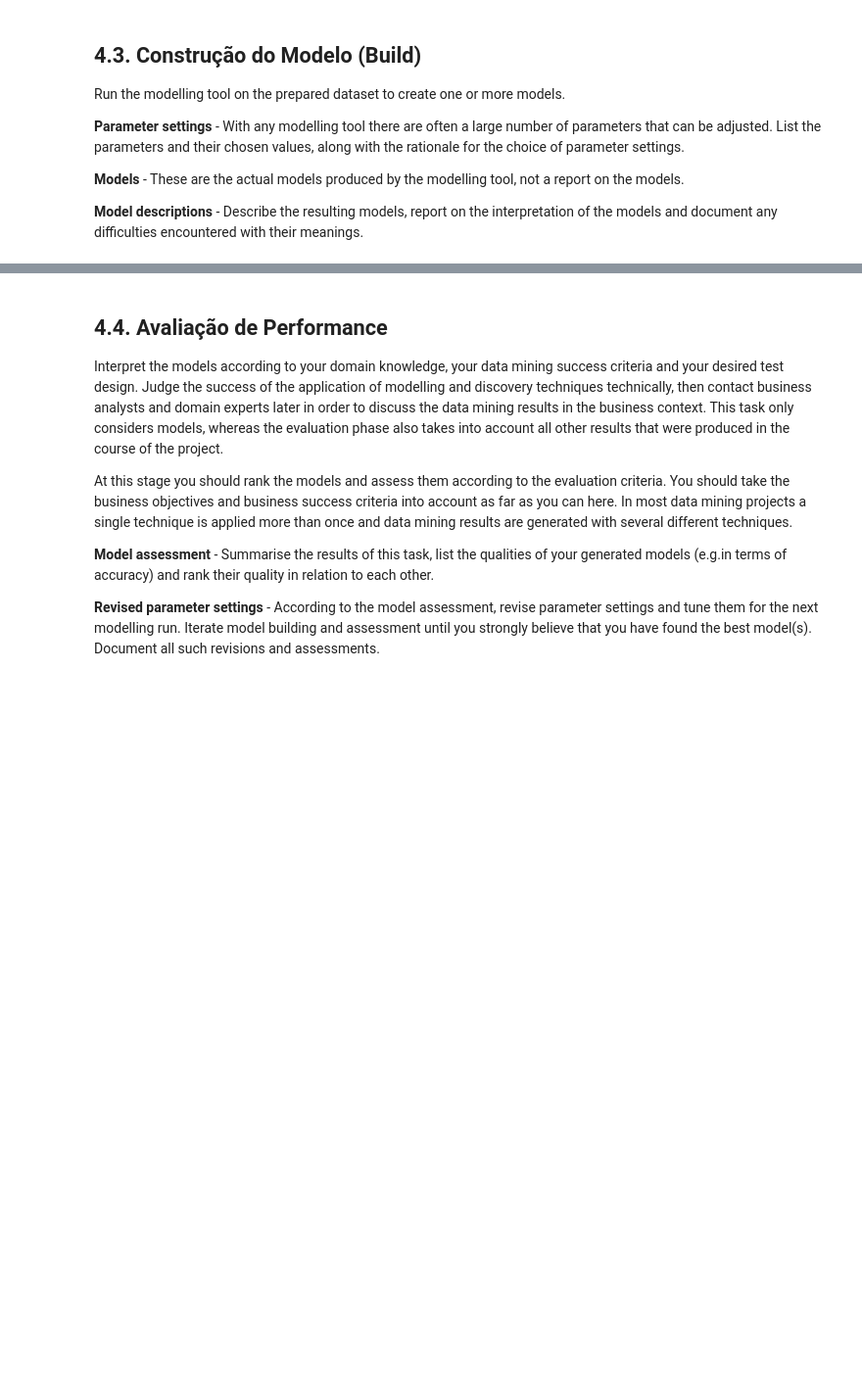
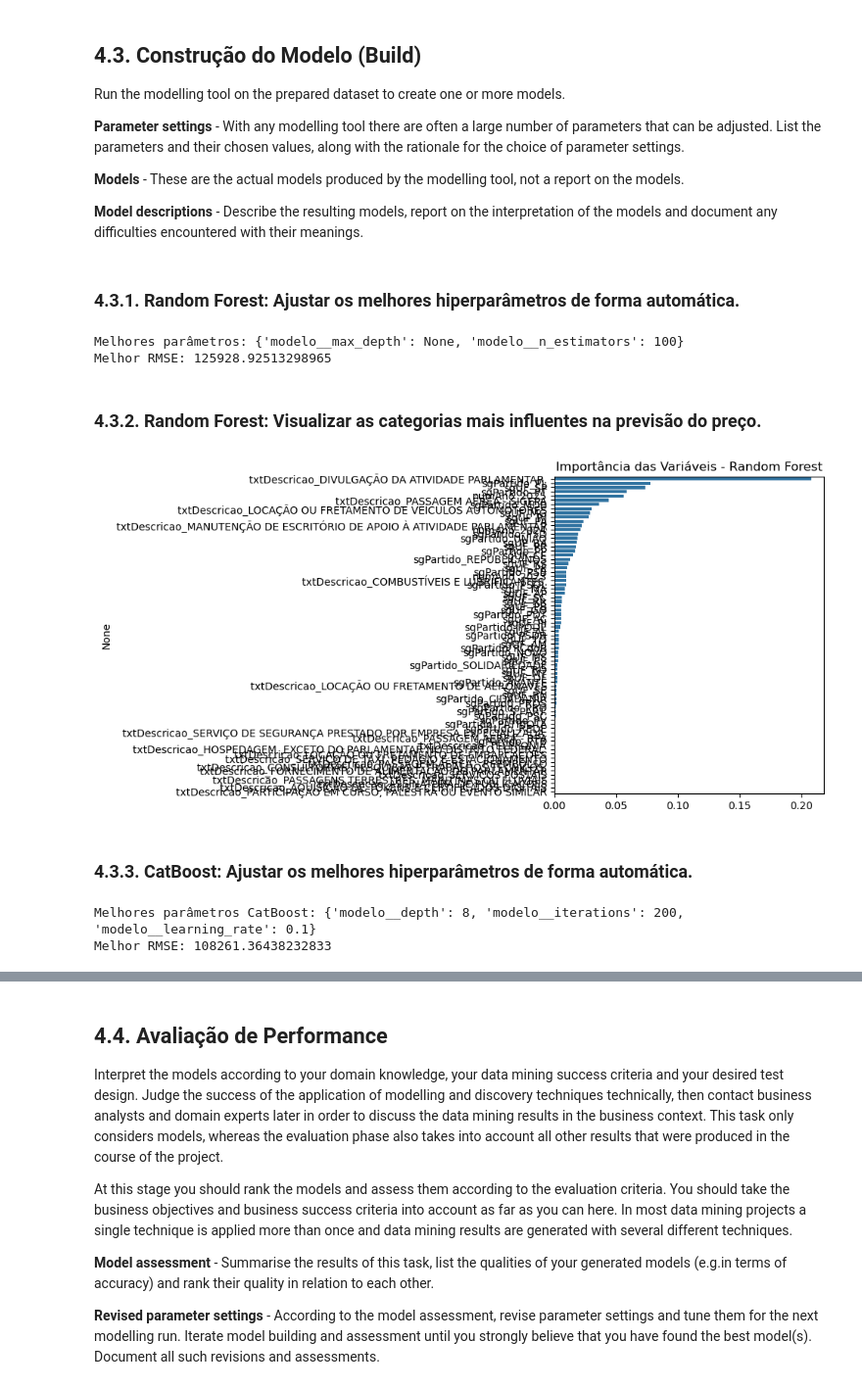
Before and after one commit to paulolmachado/ProjetoFinalCeub, a Jupyter notebook: Projeto_Final.ipynb, the cells around one changed output, grey strips where cells are left out. Shown at 98% size. Cells and saved outputs as stored; diff of their text form; code cells hidden in the pictures; blank space fills up the shorter version.

Commit message:
Modelos de dados treinados e comparados

```diff
--- a/Projeto_Final.ipynb
+++ b/Projeto_Final.ipynb
@@ -815,3 +818,68 @@ Run the modelling tool on the prepared dataset to create one or more models.
 **Models** - These are the actual models produced by the modelling tool, not a report on the models.
 
 **Model descriptions** - Describe the resulting models, report on the interpretation of the models and document any difficulties encountered with their meanings.
+# %% [markdown]
+### 4.3.1. Random Forest: Ajustar os melhores hiperparâmetros de forma automática.
+# %%
+param_grid = {
+    'modelo__n_estimators': [50, 100],
+    'modelo__max_depth': [None, 5, 10]
+}
+
+grid_rf = GridSearchCV(pipeline_rf, param_grid, cv=3, scoring='neg_root_mean_squared_error')
+grid_rf.fit(X_train, y_train)
+
+print("Melhores parâmetros:", grid_rf.best_params_)
+print("Melhor RMSE:", -grid_rf.best_score_)
+# %% [output]
+Melhores parâmetros: {'modelo__max_depth': None, 'modelo__n_estimators': 100}
+Melhor RMSE: 125928.92513298965
+# %% [markdown]
+### 4.3.2. Random Forest: Visualizar as categorias mais influentes na previsão do preço.
+# %%
+# Importância das features (após o one-hot encoding)
+modelo_treinado = grid_rf.best_estimator_.named_steps['modelo']
+nomes_features = grid_rf.best_estimator_.named_steps['preprocessamento'].transformers_[0][1].get_feature_names_out(categorical_cols)
+
+importancias = pd.Series(modelo_treinado.feature_importances_, index=nomes_features).sort_values(ascending=False)
+
+# Visualização
+plt.figure(figsize=(10, 5))
+sns.barplot(x=importancias.values, y=importancias.index)
+plt.title("Importância das Variáveis - Random Forest")
+plt.tight_layout()
+plt.show()
+# %% [output]
+[figure, added]
+# %% [markdown]
+### 4.3.3. CatBoost: Ajustar os melhores hiperparâmetros de forma automática.
+# %%
+# Ajustando pipeline para uso com GridSearchCV
+# Precisamos criar uma função para embutir o Pool do CatBoost, já que ele lida com categorias internamente
+class CatBoostPipeline(Pipeline):
+    def fit(self, X, y=None, **fit_params):
+        # Identifica colunas categóricas por índice
+        cat_features = [X.columns.get_loc(col) for col in X.select_dtypes(include='object').columns]
+        self.steps[-1][1].fit(X, y, cat_features=cat_features)
+        return self
+
+    def predict(self, X, **predict_params):
+        return self.steps[-1][1].predict(X)
+
+# Novo pipeline com CatBoost
+pipeline_cb = CatBoostPipeline(steps=[('modelo', CatBoostRegressor(verbose=0))])
+
+param_grid_cb = {
+    'modelo__depth': [4, 6, 8],
+    'modelo__learning_rate': [0.01, 0.1],
+    'modelo__iterations': [100, 200]
+}
+
+grid_cb = GridSearchCV(pipeline_cb, param_grid_cb, cv=3, scoring='neg_root_mean_squared_error')
+grid_cb.fit(X_train, y_train)
+
+print("Melhores parâmetros CatBoost:", grid_cb.best_params_)
+print("Melhor RMSE:", -grid_cb.best_score_)
+# %% [output]
+Melhores parâmetros CatBoost: {'modelo__depth': 8, 'modelo__iterations': 200, 'modelo__learning_rate': 0.1}
+Melhor RMSE: 108261.36438232833
```
Also changed, not shown: parts of 7 cells of this notebook, 4 other files.
